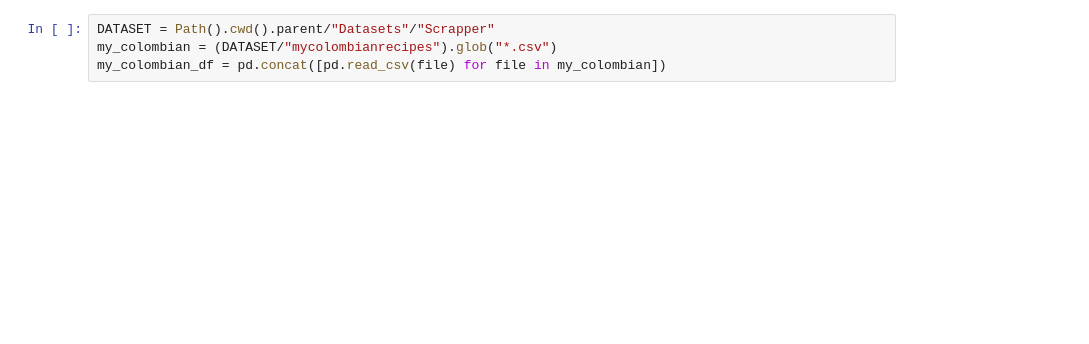
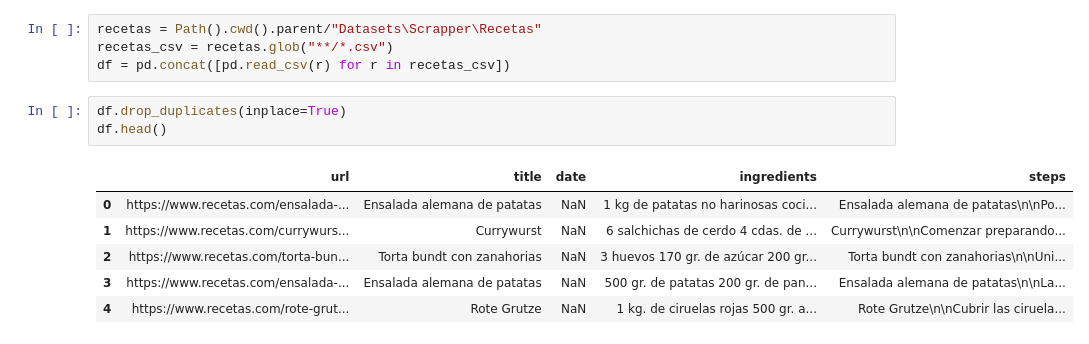
Before and after one commit to Frorozcoloa/ChatCocina, a Jupyter notebook: Notebooks/0.1- Limpieza_de_datos_mycolombian.ipynb, the cells around one changed output. Drawn from its saved outputs; the diff is of its cells as text; blank space fills up the shorter version.

```diff
--- a/Notebooks/0.1- Limpieza_de_datos_mycolombian.ipynb
+++ b/Notebooks/0.1- Limpieza_de_datos_mycolombian.ipynb
@@ -16,4 +13,14 @@ The autoreload extension is already loaded. To reload it, use:
 # %%
-DATASET = Path().cwd().parent/"Datasets"/"Scrapper"
-my_colombian = (DATASET/"mycolombianrecipes").glob("*.csv")
-my_colombian_df = pd.concat([pd.read_csv(file) for file in my_colombian])
+recetas = Path().cwd().parent/"Datasets\Scrapper\Recetas"
+recetas_csv = recetas.glob("**/*.csv")
+df = pd.concat([pd.read_csv(r) for r in recetas_csv])
+# %%
+df.drop_duplicates(inplace=True)
+df.head()
+# %% [output]
+|  | url | title | date | ingredients | steps |
+| 0 | https://www.recetas.com/ensalada-... | Ensalada alemana de patatas | NaN | 1 kg de patatas no harinosas coci... | Ensalada alemana de patatas\n\nPo... |
+| 1 | https://www.recetas.com/currywurs... | Currywurst | NaN | 6 salchichas de cerdo 4 cdas. de ... | Currywurst\n\nComenzar preparando... |
+| 2 | https://www.recetas.com/torta-bun... | Torta bundt con zanahorias | NaN | 3 huevos 170 gr. de azúcar 200 gr... | Torta bundt con zanahorias\n\nUni... |
+| 3 | https://www.recetas.com/ensalada-... | Ensalada alemana de patatas | NaN | 500 gr. de patatas 200 gr. de pan... | Ensalada alemana de patatas\n\nLa... |
+| 4 | https://www.recetas.com/rote-grut... | Rote Grutze | NaN | 1 kg. de ciruelas rojas 500 gr. a... | Rote Grutze\n\nCubrir las ciruela... |
```
Also changed, not shown: parts of 25 cells of this notebook, 7 other files.
